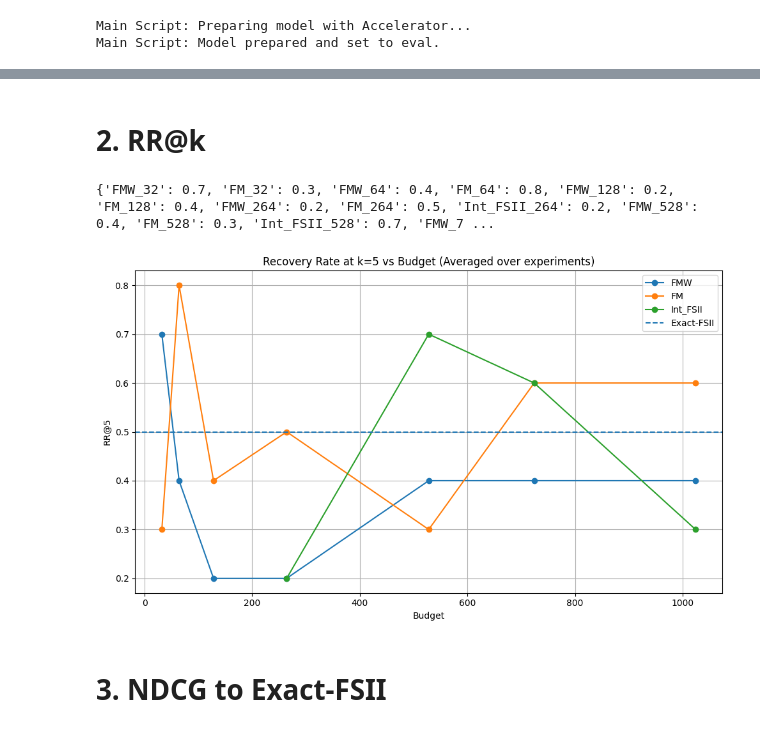
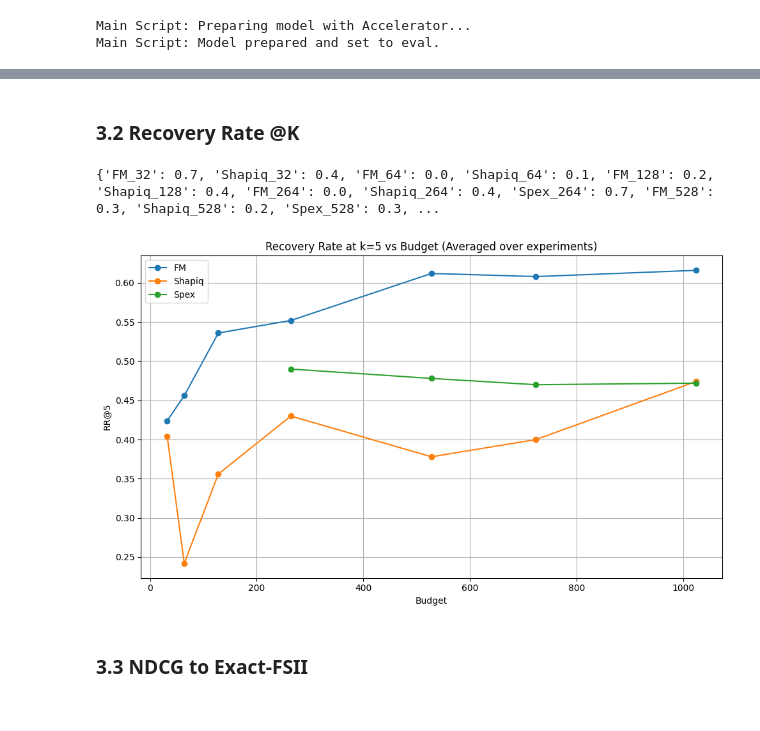
Before and after one commit to iNema9590/LLMX, a Jupyter notebook: Notebooks/musique_4.ipynb, the cells around one changed output, grey strips where cells are left out. Drawn from its saved outputs; the diff is of its cells as text; code cells hidden in the pictures.

```diff
--- a/Notebooks/musique_4.ipynb
+++ b/Notebooks/musique_4.ipynb
@@ -579,5 +713,5 @@ plt.show()
-# %% [markdown]
-# 2. RR@k
+# %% [markdown]
+### 3.2 Recovery Rate @K
 # %%
 def compute_rr_at_k(interaction, ground_truth, k):
     """
@@ -601,17 +735,17 @@ def compute_rr_at_k(interaction, ground_truth, k):
         pair_indices = set(sorted_pairs[i][0])
         rr_sum += len(ground_truth & pair_indices) / len(pair_indices)
     return rr_sum / k if k > 0 else 0.0
+
+ground_truth = set([0, 1,2,3])  # Example ground-truth indices
+k = 5  # Number of top interactions to consider
+
+rr_results = {}
+for method, interaction in extras[0].items():  # Use the correct experiment index
+    rr_results[method] = compute_rr_at_k(interaction, ground_truth, k)
+
+print(rr_results)
+# %% [output]
+{'FM_32': 0.7, 'Shapiq_32': 0.4, 'FM_64': 0.0, 'Shapiq_64': 0.1, 'FM_128': 0.2, 'Shapiq_128': 0.4, 'FM_264': 0.0, 'Shapiq_264': 0.4, 'Spex_264': 0.7, 'FM_528': 0.3, 'Shapiq_528': 0.2, 'Spex_528': 0.3, ...
-# %%
-ground_truth = set([0, 1,2,3,5])  # Example ground-truth indices
-k = 5  # Number of top interactions to consider
-
-rr_results = {}
-for method, interaction in extras[0].items():  # Use the correct experiment index
-    rr_results[method] = compute_rr_at_k(interaction, ground_truth, k)
-
-print(rr_results)
-# %% [output]
-{'FMW_32': 0.7, 'FM_32': 0.3, 'FMW_64': 0.4, 'FM_64': 0.8, 'FMW_128': 0.2, 'FM_128': 0.4, 'FMW_264': 0.2, 'FM_264': 0.5, 'Int_FSII_264': 0.2, 'FMW_528': 0.4, 'FM_528': 0.3, 'Int_FSII_528': 0.7, 'FMW_7 ...
 # %%
 import re
 import matplotlib.pyplot as plt
@@ -624,16 +758,16 @@ def extract_budget(key):
     return int(match.group(1)) if match else None
 
 def extract_family(key):
-    if key.startswith("FM_"):
+    if key.startswith("FMW"):
+        return "FMW"
+    elif key.startswith("FM"):
         return "FM"
-    elif key.startswith("FMW"):
-        return "FMW"
-    elif key.startswith("Int_FSII"):
-        return "Int_FSII"
+    elif key.startswith("Spex"):
+        return "Spex"
     elif key.startswith("Flk"):
         return key.split("_")[0]+"_"+key.split("_")[1]
-    elif key.startswith("Int_FBII"):
-        return "Int_FBII"
+    elif key.startswith("Shapiq"):
+        return "Shapiq"
     return None
 
 def collect_rr_at_k_over_budgets(extras, ground_truth, k):
@@ -645,46 +779,46 @@ def collect_rr_at_k_over_budgets(extras, ground_truth, k):
             family = extract_family(method)
             if budget and family:
                 rr = compute_rr_at_k(interaction, ground_truth, k)
                 rr_by_method_budget[family][budget].append(rr)
     # Average over experiments
     rr_avg = defaultdict(dict)
     for family, budgets in rr_by_method_budget.items():
         for budget, vals in budgets.items():
             rr_avg[family][budget] = np.mean(vals)
     return rr_avg
 rr_avg = collect_rr_at_k_over_budgets(extras, ground_truth, k)
 # Plot RR@k as line chart for each method family, with constant methods as parallel lines
 plt.figure(figsize=(10, 6))
 
 # Plot budgeted families
 for family, budget_rrs in rr_avg.items():
     budgets = sorted(budget_rrs.keys())
     values = [budget_rrs[b] for b in budgets]
     plt.plot(budgets, values, marker='o', label=family)
 
 # Plot constant methods (e.g., Exact-FSII, LOO, ARC-JSD) as horizontal lines
-constant_methods = ['Exact-FSII', 'LOO', 'ARC-JSD']
-for method in constant_methods:
-    # Collect RR@k for each experiment and average
-    rr_vals = []
-    for exp in extras:
-        if method in exp:
-            rr_vals.append(compute_rr_at_k(exp[method], ground_truth, k))
-    if rr_vals:
-        avg_rr = np.mean(rr_vals)
-        plt.axhline(y=avg_rr, color=None, linestyle='--', label=method)
+# constant_methods = ['Exact-FSII', 'LOO', 'ARC-JSD']
+# for method in constant_methods:
+#     # Collect RR@k for each experiment and average
+#     rr_vals = []
+#     for exp in extras:
+#         if method in exp:
+#             rr_vals.append(compute_rr_at_k(exp[method], ground_truth, k))
+#     if rr_vals:
+#         avg_rr = np.mean(rr_vals)
+#         plt.axhline(y=avg_rr, color=None, linestyle='--', label=method)
 
 plt.xlabel('Budget')
 plt.ylabel(f'RR@{k}')
 plt.title(f'Recovery Rate at k={k} vs Budget (Averaged over experiments)')
 plt.legend()
 plt.grid(True)
 plt.tight_layout()
 plt.show()
 # %% [output]
-[figure, old version]
+[figure, new version]
 # %% [markdown]
-# 3. NDCG to Exact-FSII
+### 3.3 NDCG to Exact-FSII
 # %%
 # FaithShap (absolute values) → NDCG plotting
 import re
```
Also changed, not shown: parts of 27 cells of this notebook, 3 other files.
